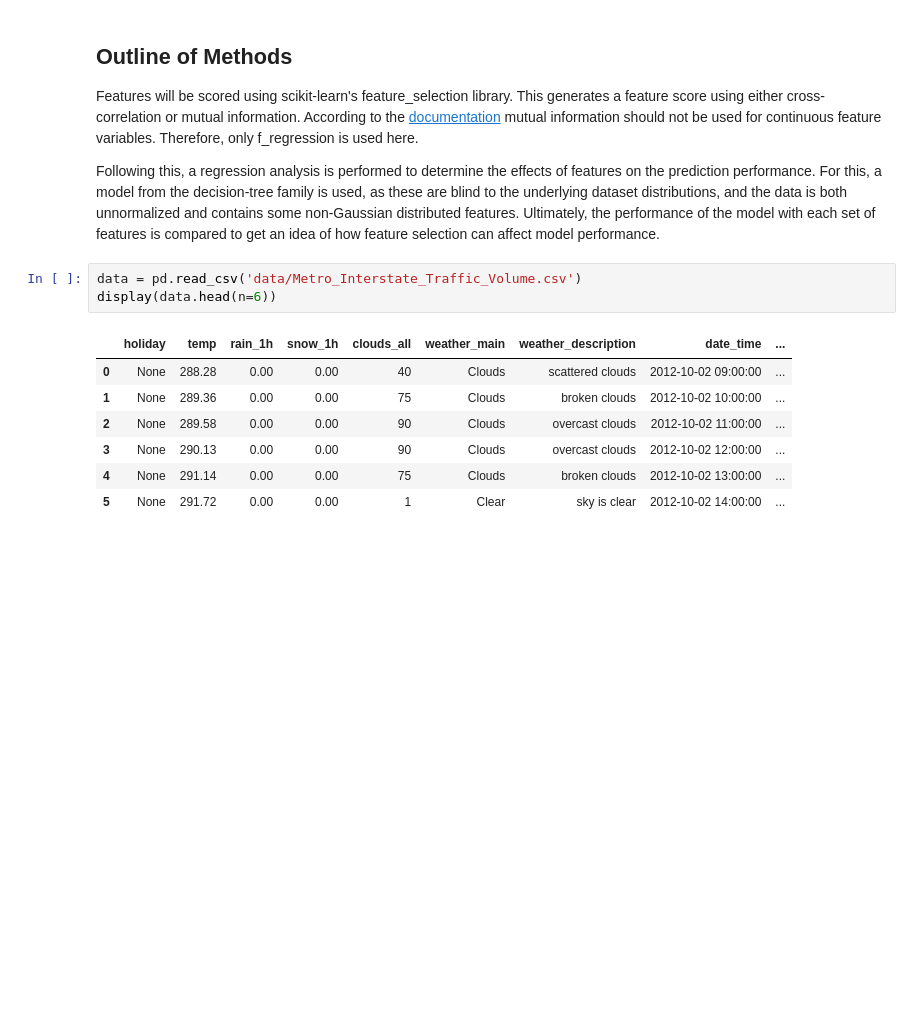
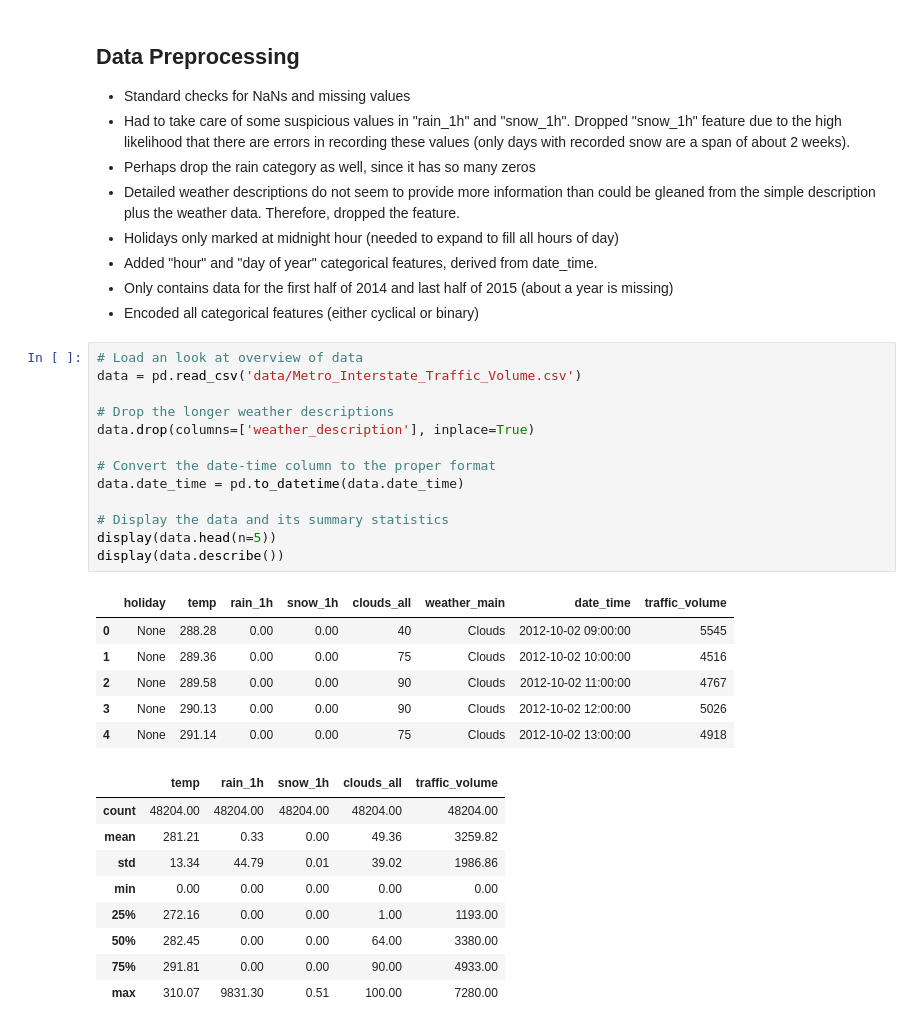
Before and after one commit to marshineer/SimpleRegression, a Jupyter notebook: traffic_flow_analysis.ipynb, the cells around one changed output. Drawn from its saved outputs; the diff is of its cells as text; blank space fills up the shorter version.

Commit message:
Preprocessed and visualized traffic data. Small changes to other notebooks.

```diff
--- a/traffic_flow_analysis.ipynb
+++ b/traffic_flow_analysis.ipynb
@@ -35,16 +84,40 @@ from lazypredict.Supervised import LazyRegressor
 # %% [markdown]
-## Outline of Methods
-Features will be scored using scikit-learn's feature_selection library. This generates a feature score using either cross-correlation or mutual information. According to the [documentation](https://scikit-learn.org/stable/modules/generated/sklearn.feature_selection.mutual_info_regression.html#sklearn.feature_selection.mutual_info_regression) mutual information should not be used for continuous feature variables. Therefore, only f_regression is used here.
+## Data Preprocessing
 
-Following this, a regression analysis is performed to determine the effects of features on the prediction performance. For this, a model from the decision-tree family is used, as these are blind to the underlying dataset distributions, and the data is both unnormalized and contains some non-Gaussian distributed features. Ultimately, the performance of the model with each set of features is compared to get an idea of how feature selection can affect model performance.
+- Standard checks for NaNs and missing values
+- Had to take care of some suspicious values in "rain_1h" and "snow_1h". Dropped "snow_1h" feature due to the high likelihood that there are errors in recording these values (only days with recorded snow are a span of about 2 weeks).
+- Perhaps drop the rain category as well, since it has so many zeros
+- Detailed weather descriptions do not seem to provide more information than could be gleaned from the simple description plus the weather data. Therefore, dropped the feature.
+- Holidays only marked at midnight hour (needed to expand to fill all hours of day)
+- Added "hour" and "day of year" categorical features, derived from date_time.
+- Only contains data for the first half of 2014 and last half of 2015 (about a year is missing)
+- Encoded all categorical features (either cyclical or binary)
 # %%
+# Load an look at overview of data
 data = pd.read_csv('data/Metro_Interstate_Traffic_Volume.csv')
-display(data.head(n=6))
+
+# Drop the longer weather descriptions
+data.drop(columns=['weather_description'], inplace=True)
+
+# Convert the date-time column to the proper format
+data.date_time = pd.to_datetime(data.date_time)
+
+# Display the data and its summary statistics
+display(data.head(n=5))
+display(data.describe())
 # %% [output]
-|  | holiday | temp | rain_1h | snow_1h | clouds_all | weather_main | weather_description | date_time | ... |
-| 0 | None | 288.28 | 0.00 | 0.00 | 40 | Clouds | scattered clouds | 2012-10-02 09:00:00 | ... |
-| 1 | None | 289.36 | 0.00 | 0.00 | 75 | Clouds | broken clouds | 2012-10-02 10:00:00 | ... |
-| 2 | None | 289.58 | 0.00 | 0.00 | 90 | Clouds | overcast clouds | 2012-10-02 11:00:00 | ... |
-| 3 | None | 290.13 | 0.00 | 0.00 | 90 | Clouds | overcast clouds | 2012-10-02 12:00:00 | ... |
-| 4 | None | 291.14 | 0.00 | 0.00 | 75 | Clouds | broken clouds | 2012-10-02 13:00:00 | ... |
-| 5 | None | 291.72 | 0.00 | 0.00 | 1 | Clear | sky is clear | 2012-10-02 14:00:00 | ... |
+|  | holiday | temp | rain_1h | snow_1h | clouds_all | weather_main | date_time | traffic_volume |
+| 0 | None | 288.28 | 0.00 | 0.00 | 40 | Clouds | 2012-10-02 09:00:00 | 5545 |
+| 1 | None | 289.36 | 0.00 | 0.00 | 75 | Clouds | 2012-10-02 10:00:00 | 4516 |
+| 2 | None | 289.58 | 0.00 | 0.00 | 90 | Clouds | 2012-10-02 11:00:00 | 4767 |
+| 3 | None | 290.13 | 0.00 | 0.00 | 90 | Clouds | 2012-10-02 12:00:00 | 5026 |
+| 4 | None | 291.14 | 0.00 | 0.00 | 75 | Clouds | 2012-10-02 13:00:00 | 4918 |
+|  | temp | rain_1h | snow_1h | clouds_all | traffic_volume |
+| count | 48204.00 | 48204.00 | 48204.00 | 48204.00 | 48204.00 |
+| mean | 281.21 | 0.33 | 0.00 | 49.36 | 3259.82 |
+| std | 13.34 | 44.79 | 0.01 | 39.02 | 1986.86 |
+| min | 0.00 | 0.00 | 0.00 | 0.00 | 0.00 |
+| 25% | 272.16 | 0.00 | 0.00 | 1.00 | 1193.00 |
+| 50% | 282.45 | 0.00 | 0.00 | 64.00 | 3380.00 |
+| 75% | 291.81 | 0.00 | 0.00 | 90.00 | 4933.00 |
+| max | 310.07 | 9831.30 | 0.51 | 100.00 | 7280.00 |
```
Also changed, not shown: parts of 38 cells of this notebook, 3 other files.
